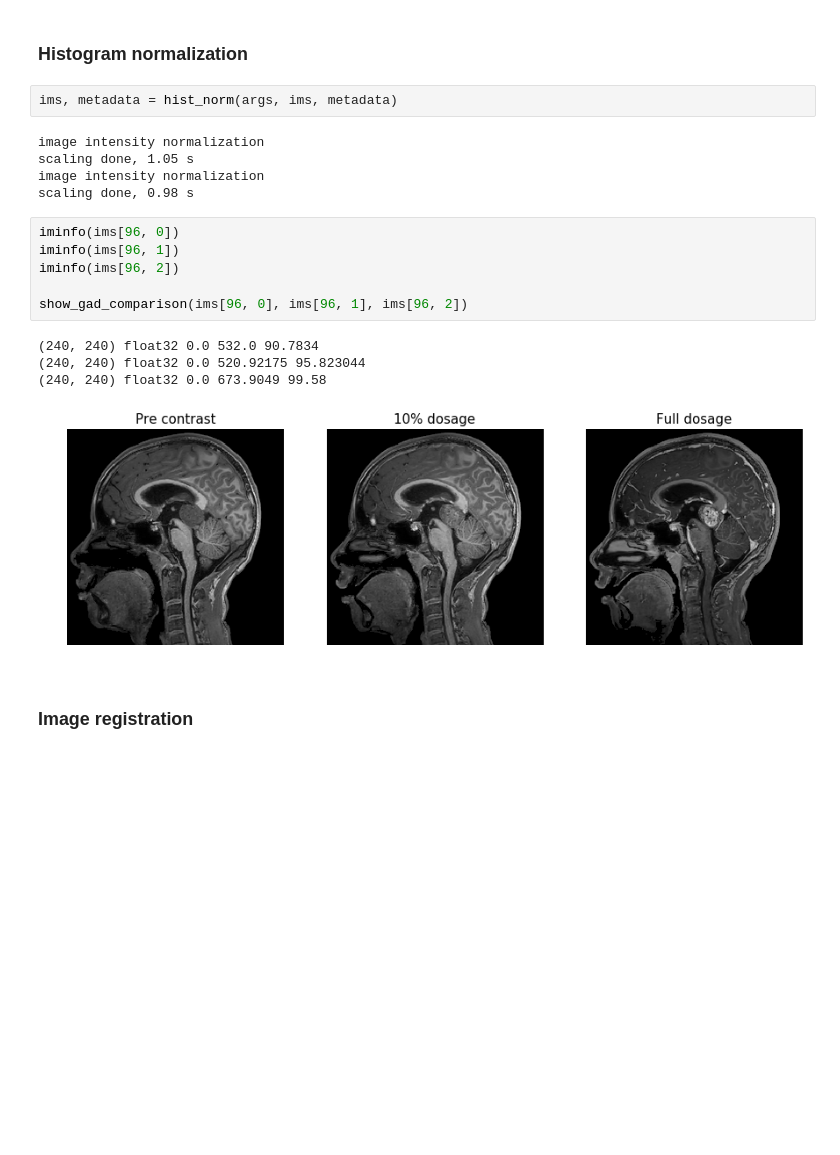
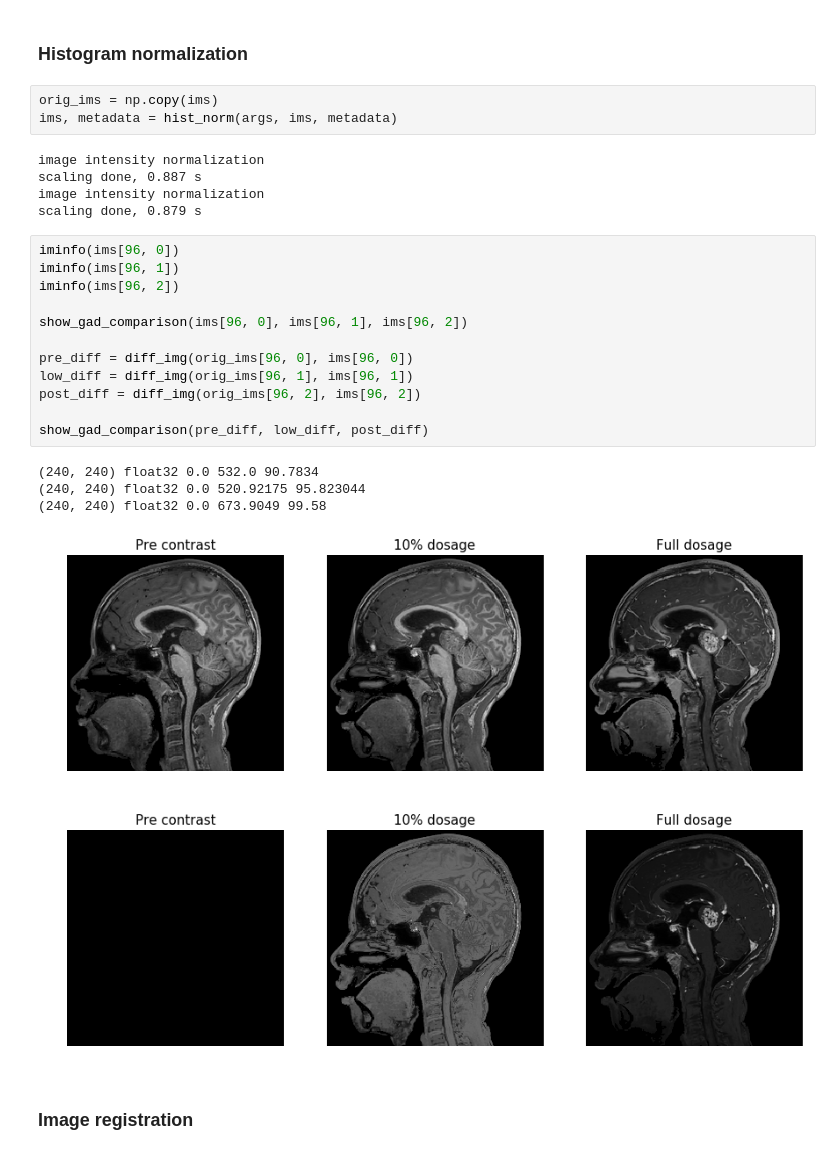
Before and after one commit to subtlemedicalinc/SubtleBoost, a Jupyter notebook: notebooks/Preprocess Steps.ipynb, the cells around one changed output. Drawn from its saved outputs; the diff is of its cells as text; blank space fills up the shorter version.

```diff
--- a/notebooks/Preprocess Steps.ipynb
+++ b/notebooks/Preprocess Steps.ipynb
@@ -114,23 +122,31 @@ show_gad_comparison(ims[96, 0], ims[96, 1], ims[96, 2])
 # %% [markdown]
 ### Histogram normalization
 # %%
+orig_ims = np.copy(ims)
 ims, metadata = hist_norm(args, ims, metadata)
 # %% [output]
 image intensity normalization
-scaling done, 1.05 s
+scaling done, 0.887 s
 image intensity normalization
-scaling done, 0.98 s
+scaling done, 0.879 s
 # %%
 iminfo(ims[96, 0])
 iminfo(ims[96, 1])
 iminfo(ims[96, 2])
 
 show_gad_comparison(ims[96, 0], ims[96, 1], ims[96, 2])
+
+pre_diff = diff_img(orig_ims[96, 0], ims[96, 0])
+low_diff = diff_img(orig_ims[96, 1], ims[96, 1])
+post_diff = diff_img(orig_ims[96, 2], ims[96, 2])
+
+show_gad_comparison(pre_diff, low_diff, post_diff)
 # %% [output]
 (240, 240) float32 0.0 532.0 90.7834
 (240, 240) float32 0.0 520.92175 95.823044
 (240, 240) float32 0.0 673.9049 99.58
 [figure]
+[figure, added]
 # %% [markdown]
 ### Image registration
 # %%
```
Also changed, not shown: parts of 7 cells of this notebook.
